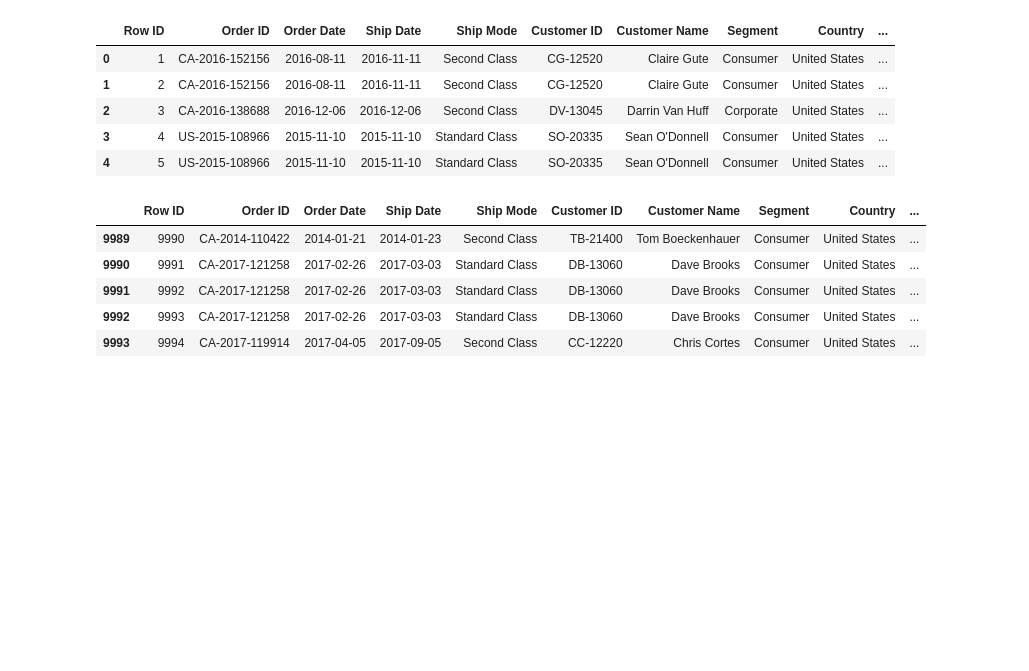
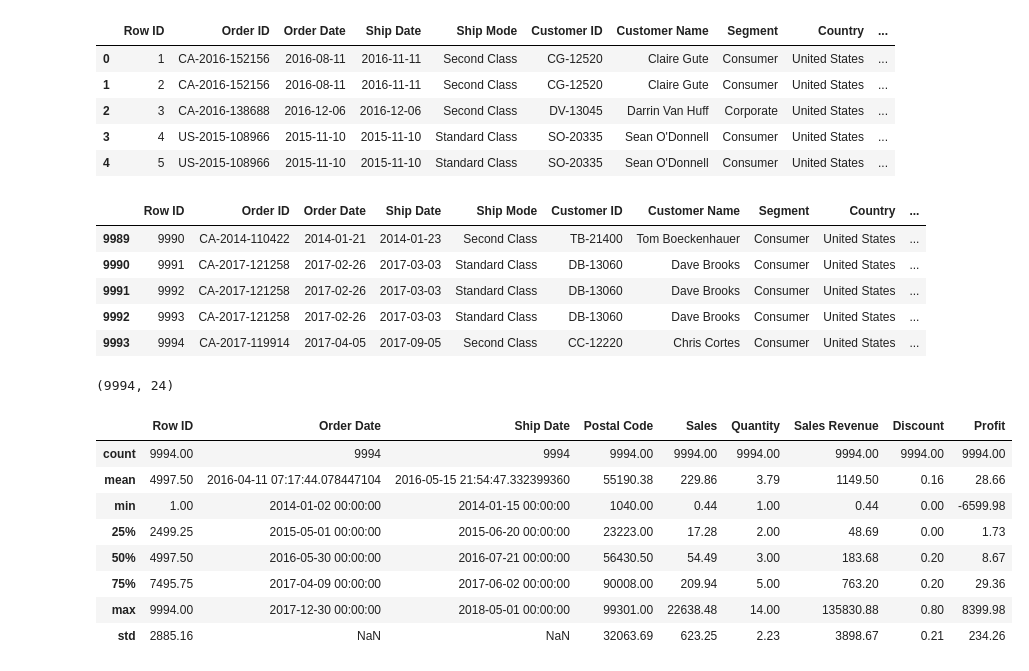
Before and after one commit to ZainulAbideen000748/Machine-Learning-Project, a Jupyter notebook: Python_Project_Panda,_Numpy,_Seaborn.ipynb, the cells around one changed output. Saved outputs shown, nothing was run; the diff lists cells and outputs as text; code cells hidden in the pictures; blank space fills up the shorter version.

```diff
--- a/Python_Project_Panda,_Numpy,_Seaborn.ipynb
+++ b/Python_Project_Panda,_Numpy,_Seaborn.ipynb
@@ -65,3 +65,19 @@ df.tail()
 | 9991 | 9992 | CA-2017-121258 | 2017-02-26 | 2017-03-03 | Standard Class | DB-13060 | Dave Brooks | Consumer | United States | ... |
 | 9992 | 9993 | CA-2017-121258 | 2017-02-26 | 2017-03-03 | Standard Class | DB-13060 | Dave Brooks | Consumer | United States | ... |
 | 9993 | 9994 | CA-2017-119914 | 2017-04-05 | 2017-09-05 | Second Class | CC-12220 | Chris Cortes | Consumer | United States | ... |
+# %%
+df.shape
+# %% [output]
+(9994, 24)
+# %%
+df.describe()
+# %% [output]
+|  | Row ID | Order Date | Ship Date | Postal Code | Sales | Quantity | Sales Revenue | Discount | Profit |
+| count | 9994.00 | 9994 | 9994 | 9994.00 | 9994.00 | 9994.00 | 9994.00 | 9994.00 | 9994.00 |
+| mean | 4997.50 | 2016-04-11 07:17:44.078447104 | 2016-05-15 21:54:47.332399360 | 55190.38 | 229.86 | 3.79 | 1149.50 | 0.16 | 28.66 |
+| min | 1.00 | 2014-01-02 00:00:00 | 2014-01-15 00:00:00 | 1040.00 | 0.44 | 1.00 | 0.44 | 0.00 | -6599.98 |
+| 25% | 2499.25 | 2015-05-01 00:00:00 | 2015-06-20 00:00:00 | 23223.00 | 17.28 | 2.00 | 48.69 | 0.00 | 1.73 |
+| 50% | 4997.50 | 2016-05-30 00:00:00 | 2016-07-21 00:00:00 | 56430.50 | 54.49 | 3.00 | 183.68 | 0.20 | 8.67 |
+| 75% | 7495.75 | 2017-04-09 00:00:00 | 2017-06-02 00:00:00 | 90008.00 | 209.94 | 5.00 | 763.20 | 0.20 | 29.36 |
+| max | 9994.00 | 2017-12-30 00:00:00 | 2018-05-01 00:00:00 | 99301.00 | 22638.48 | 14.00 | 135830.88 | 0.80 | 8399.98 |
+| std | 2885.16 | NaN | NaN | 32063.69 | 623.25 | 2.23 | 3898.67 | 0.21 | 234.26 |
```
Also changed, not shown: parts of 2 cells of this notebook.
